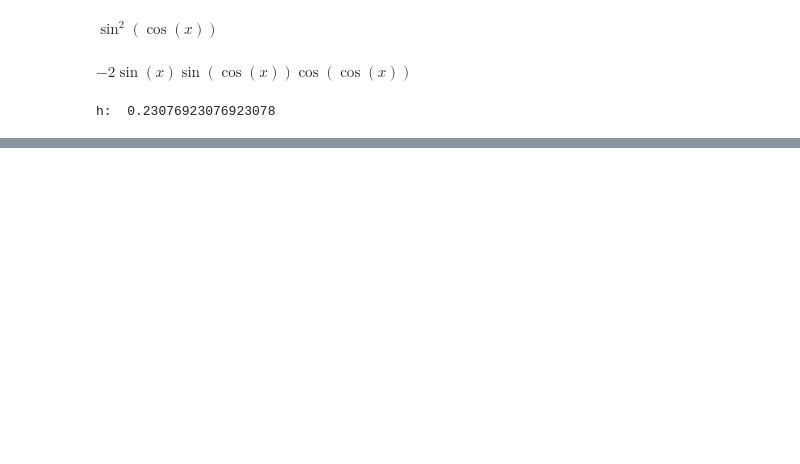
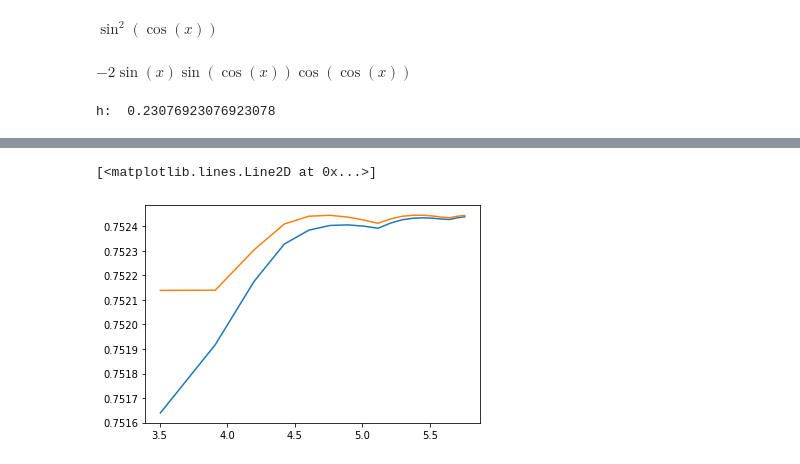
Before and after one commit to irina-suslova/numerical_methods, a Jupyter notebook: lab2/methods_lab_2.ipynb, the cells around one changed output, grey strips where cells are left out. Drawn from its saved outputs; the diff is of its cells as text; code cells hidden in the pictures; blank space fills up the shorter version.

```diff
--- a/lab2/methods_lab_2.ipynb
+++ b/lab2/methods_lab_2.ipynb
@@ -190,0 +283,67 @@ plot(result1[2], result1[3], result1[1])
+# %%
+# plotting second deviation (2 + 4)
+
+start_index = 100
+end_index = 1000
+step = 50
+
+h_s = []
+deviation_central_second_2 = []
+deviation_central_second_4 = []
+for n_i in range(start_index,end_index, step):
+
+    # current h
+    h = (b - a) / n_i
+    h_s.append(abs(log(h)))
+
+    # current coords
+    coords = [a + i * h for i in range(n_i)]
+
+    # current second derivative 4
+    central_second_derivative_4 = []
+    central_second_derivative_4_coords = []
+    for i in range(len(coords)):
+        central_second_derivative_4_coords.append(coords[i])
+        curr_central_second_derivative_4 = (-1/12 * f_x.subs('x', coords[i] + 2 * h) + 4/3 * f_x.subs('x', coords[i] + h) - 5/2 * f_x.subs('x', coords[i]) + 4/3 * f_x.subs('x', coords[i] - h) - 1/12 * f_x.subs('x', coords[i] - 2 * h)) / (h * h)
+        central_second_derivative_4.append(curr_central_second_derivative_4)
+
+    # prepearing checking data
+    check_coords = central_second_derivative_4_coords
+    check_values = []
+    for i in range(len(check_coords)):
+        check_values.append(derivative_f_x.subs(x, check_coords[i]).n())
+    current_values = central_second_derivative_4
+    deviation = []
+    for i in range(len(check_coords)):
+        deviation.append(abs(check_values[i] - current_values[i]))
+
+    # counting current deviation
+    deviation_central_second_4.append(abs(log(max(deviation))))
+
+    # current second derivative 2
+    central_second_derivative_2 = []
+    central_second_derivative_2_coords = []
+    for i in range(len(coords)):
+        central_second_derivative_2_coords.append(coords[i])
+        curr_central_second_derivative_2 = (f_x.subs('x', (coords[i] - h)) - 2 * f_x.subs('x', coords[i]) + f_x.subs('x', (coords[i] + h))) / (h * h)
+        central_second_derivative_2.append(curr_central_second_derivative_2)
+
+    # prepearing checking data
+    check_coords = central_second_derivative_2_coords
+    check_values = []
+    for i in range(len(check_coords)):
+        check_values.append(derivative_f_x.subs(x, check_coords[i]).n())
+    current_values = central_second_derivative_2
+    deviation = []
+    for i in range(len(check_coords)):
+        deviation.append(abs(check_values[i] - current_values[i]))
+
+    # counting current deviation
+    deviation_central_second_2.append(abs(log(max(deviation))))
+
+plt.plot(h_s, deviation_central_second_2)
+plt.plot(h_s, deviation_central_second_4)
+# blue - deviation_central_second_2; orange - deviation_central_second_4
+# %% [output]
+[<matplotlib.lines.Line2D at 0x...>]
+[figure, added]
```
Also changed, not shown: parts of 13 cells of this notebook, 1 other file.
